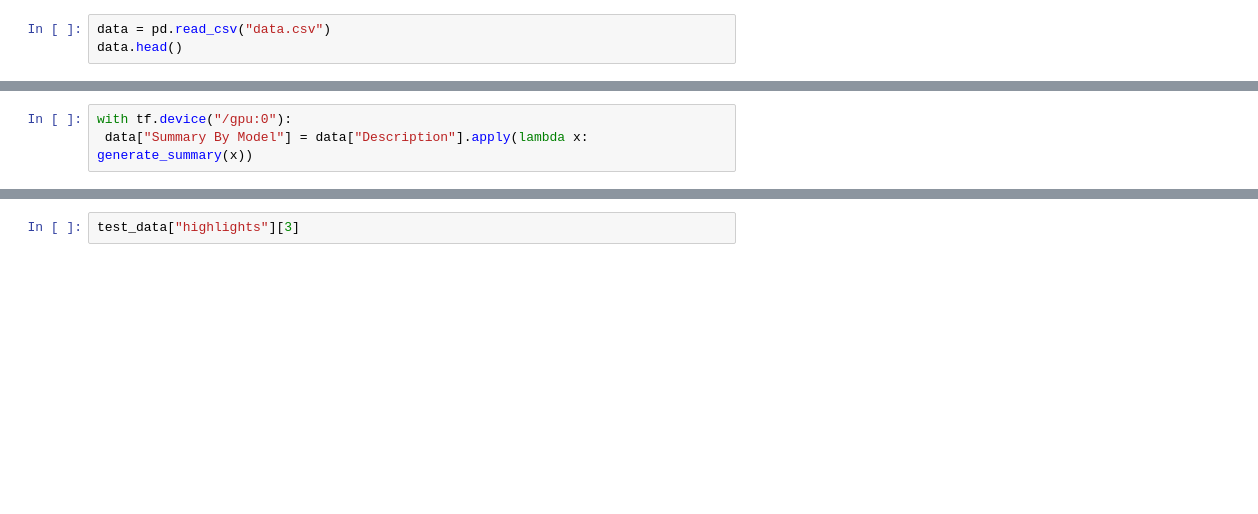
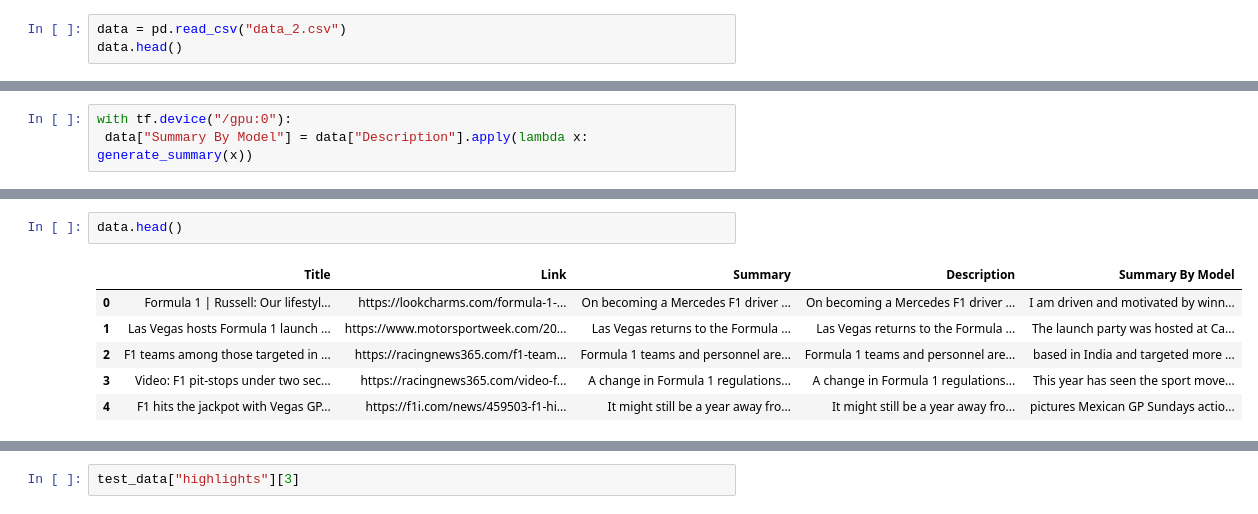
Before and after one commit to hvgSudo/Chatbot_News_Summarization, a Jupyter notebook: Text_Summarization_BERT.ipynb, the cells around one changed output, grey strips where cells are left out. Drawn from its saved outputs; the diff is of its cells as text; blank space fills up the shorter version.

```diff
--- a/Text_Summarization_BERT.ipynb
+++ b/Text_Summarization_BERT.ipynb
@@ -756,6 +754,6 @@ def generate_summary(text):
 #text = test_data["article"][3]
 #generate_summary(text)
 # %%
-data = pd.read_csv("data.csv")
+data = pd.read_csv("data_2.csv")
 data.head()
 # %% [output]
@@ -769,0 +798,9 @@ with tf.device("/gpu:0"):
+# %%
+data.head()
+# %% [output]
+|  | Title | Link | Summary | Description | Summary By Model |
+| 0 | Formula 1 | Russell: Our lifestyl... | https://lookcharms.com/formula-1-... | On becoming a Mercedes F1 driver ... | On becoming a Mercedes F1 driver ... | I am driven and motivated by winn... |
+| 1 | Las Vegas hosts Formula 1 launch ... | https://www.motorsportweek.com/20... | Las Vegas returns to the Formula ... | Las Vegas returns to the Formula ... | The launch party was hosted at Ca... |
+| 2 | F1 teams among those targeted in ... | https://racingnews365.com/f1-team... | Formula 1 teams and personnel are... | Formula 1 teams and personnel are... | based in India and targeted more ... |
+| 3 | Video: F1 pit-stops under two sec... | https://racingnews365.com/video-f... | A change in Formula 1 regulations... | A change in Formula 1 regulations... | This year has seen the sport move... |
+| 4 | F1 hits the jackpot with Vegas GP... | https://f1i.com/news/459503-f1-hi... | It might still be a year away fro... | It might still be a year away fro... | pictures Mexican GP Sundays actio... |
```
Also changed, not shown: parts of 15 cells of this notebook.
